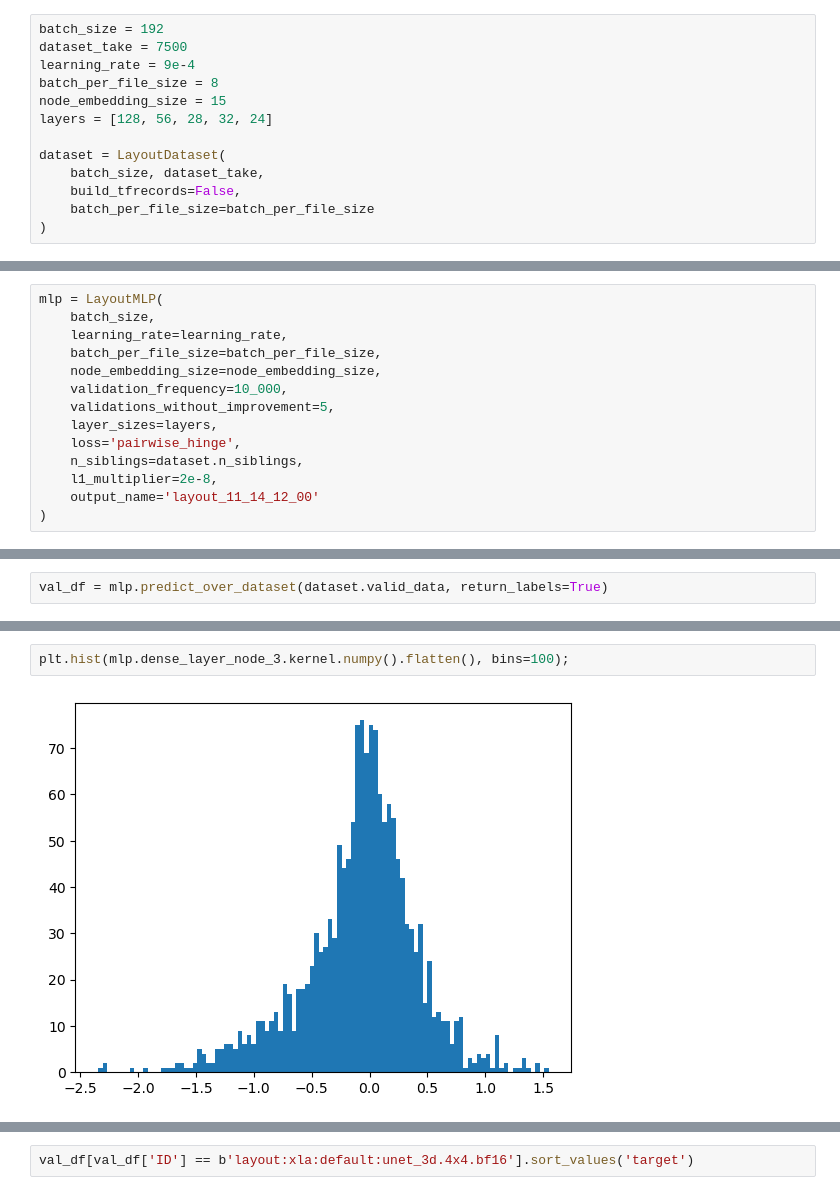
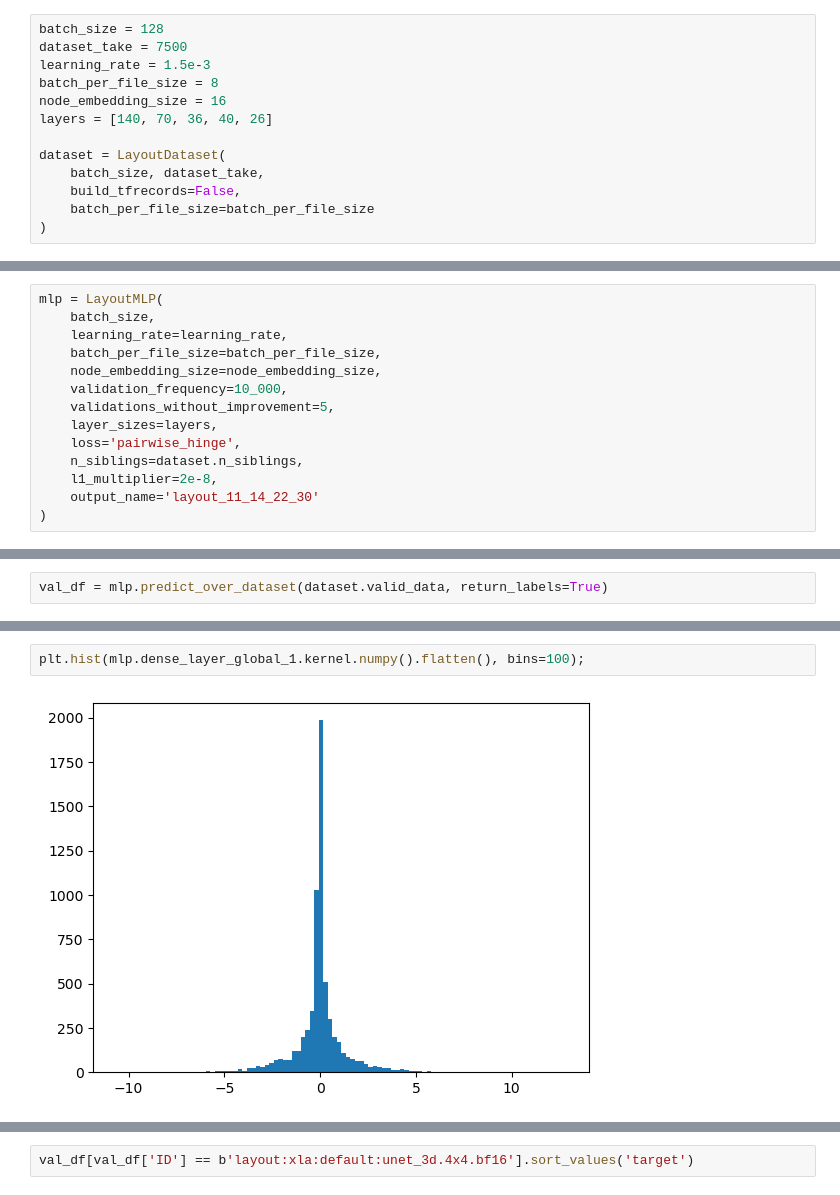
Before and after one commit to ignacioreyes/kaggle_model_runtime, a Jupyter notebook: train_layout.ipynb, the cells around one changed output, grey strips where cells are left out. Saved outputs shown, nothing was run; the diff lists cells and outputs as text.

```diff
--- a/train_layout.ipynb
+++ b/train_layout.ipynb
@@ -14,10 +14,10 @@ To enable the following instructions: AVX2 FMA, in other operations, rebuild Ten
 # %%
-batch_size = 192
+batch_size = 128
 dataset_take = 7500
-learning_rate = 9e-4
+learning_rate = 1.5e-3
 batch_per_file_size = 8
-node_embedding_size = 15
-layers = [128, 56, 28, 32, 24]
+node_embedding_size = 16
+layers = [140, 70, 36, 40, 26]
 
 dataset = LayoutDataset(
     batch_size, dataset_take,
@@ -53,7 +53,7 @@ mlp = LayoutMLP(
     loss='pairwise_hinge',
     n_siblings=dataset.n_siblings,
     l1_multiplier=2e-8,
-    output_name='layout_11_14_12_00'
+    output_name='layout_11_14_22_30'
 )
 # %%
 mlp.train(dataset, None)
@@ -165,7 +170,7 @@ Text(0.5, 1.0, "b'layout:xla:random:bert_pretraining.4x4.fp16'")
 # %%
-plt.hist(mlp.dense_layer_node_3.kernel.numpy().flatten(), bins=100);
+plt.hist(mlp.dense_layer_global_1.kernel.numpy().flatten(), bins=100);
 # %% [output]
-[figure, old version]
+[figure, new version]
 # %%
 emb = mlp.embedding_layer_node_ops.weights[0].numpy()
 emb = emb / np.expand_dims(np.linalg.norm(emb, axis=1), axis=-1)
```
Also changed, not shown: parts of 21 cells of this notebook, 2 other files.
